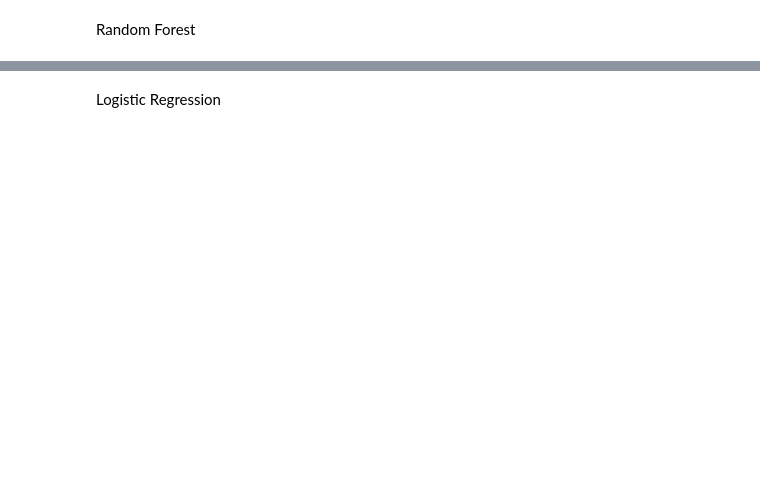
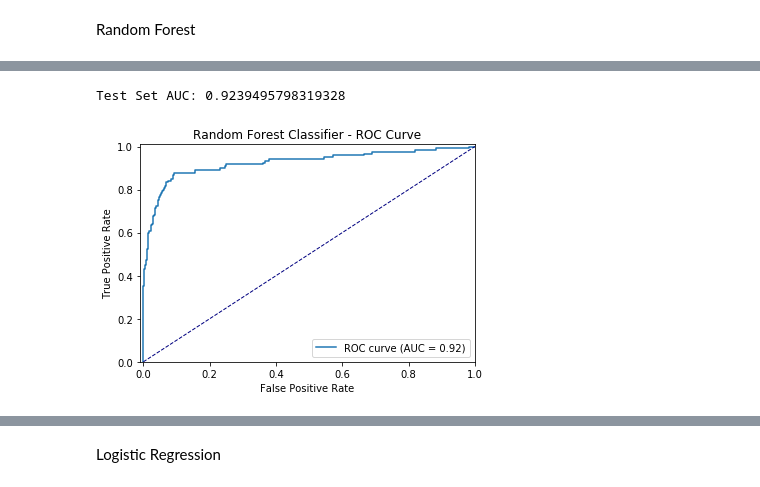
Before and after one commit to JessicaFB/Telecommunications-Churn-Prediction, a Jupyter notebook: churn_classifier.ipynb, the cells around one changed output, grey strips where cells are left out. Drawn from its saved outputs; the diff is of its cells as text; code cells hidden in the pictures; blank space fills up the shorter version.

```diff
--- a/churn_classifier.ipynb
+++ b/churn_classifier.ipynb
@@ -486 +487,6 @@ accuracy_score(y_test, y_pred_rf)
+# %%
+ROC_curve(fpr,tpr,'Random Forest Classifier')
+# %% [output]
+Test Set AUC: 0.9239495798319328
+[figure, added]
 # %%
```
Also changed, not shown: parts of 20 cells of this notebook.
